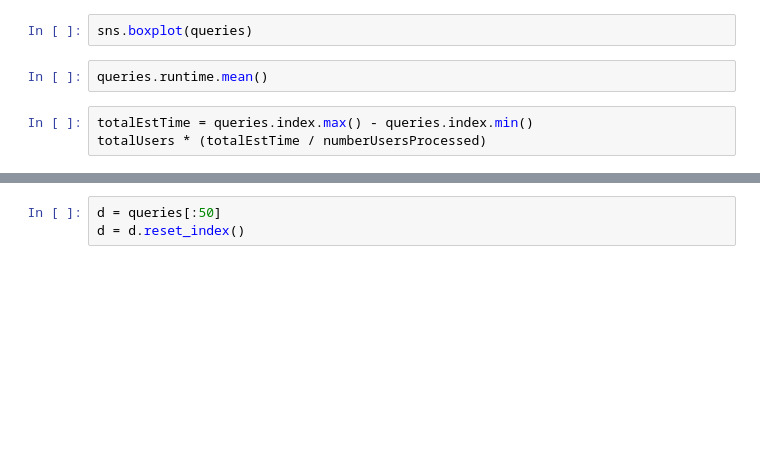
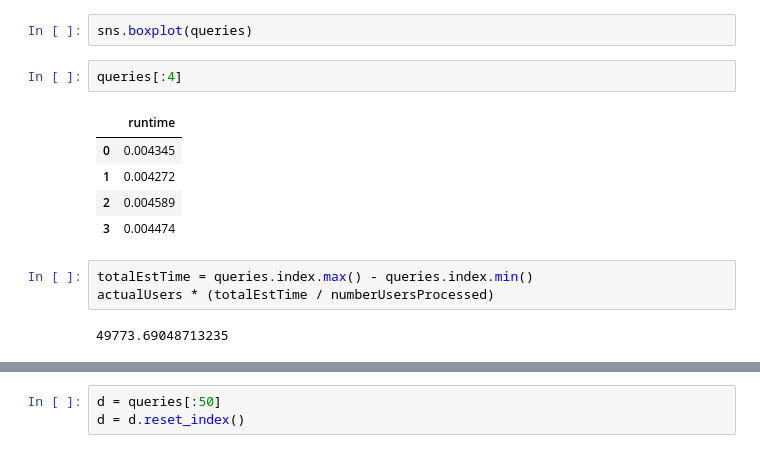
Before and after one commit to PainNarrativesLab/TwitterDataAnalysis, a Jupyter notebook: Notebooks/Twitter_Benchmarking.ipynb, the cells around one changed output, grey strips where cells are left out. Cells and saved outputs as stored; diff of their text form; blank space fills up the shorter version.

```diff
--- a/Notebooks/Twitter_Benchmarking.ipynb
+++ b/Notebooks/Twitter_Benchmarking.ipynb
@@ -85,9 +89,17 @@ queries.describe()
 # %%
 sns.boxplot(queries)
-# %%
-queries.runtime.mean()
+# %%
+queries[:4]
+# %% [output]
+|  | runtime |
+| 0 | 0.004345 |
+| 1 | 0.004272 |
+| 2 | 0.004589 |
+| 3 | 0.004474 |
 # %%
 totalEstTime = queries.index.max() - queries.index.min()
-totalUsers * (totalEstTime / numberUsersProcessed)
+actualUsers * (totalEstTime / numberUsersProcessed)
+# %% [output]
+49773.69048713235
 # %%
 queries.plot()
```
Also changed, not shown: parts of 22 cells of this notebook, 6 other files.
